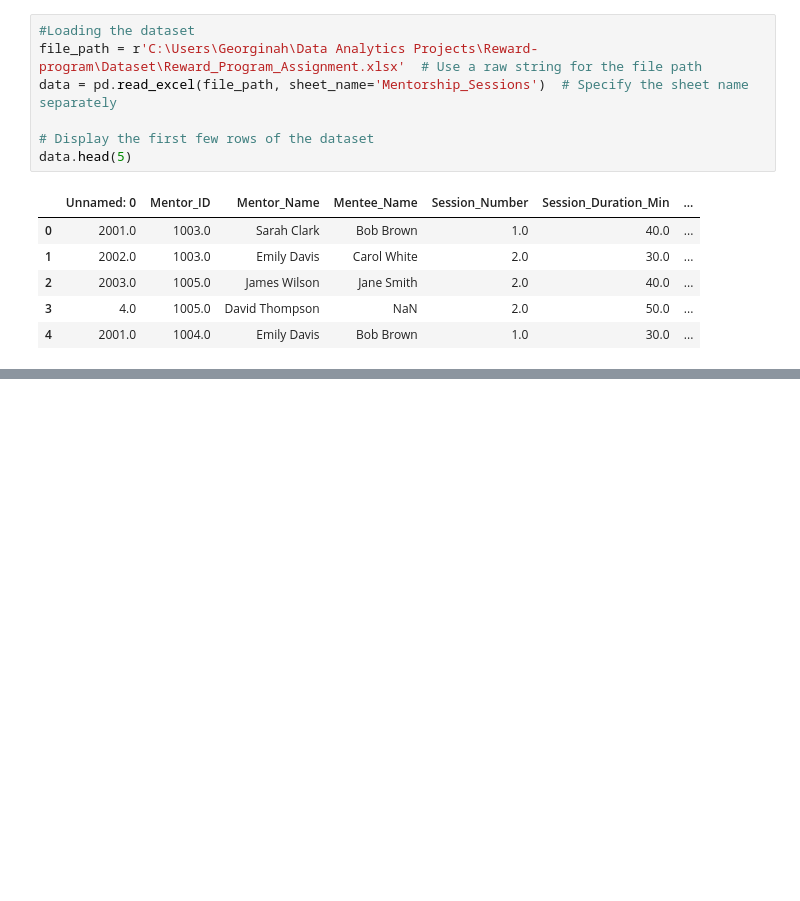
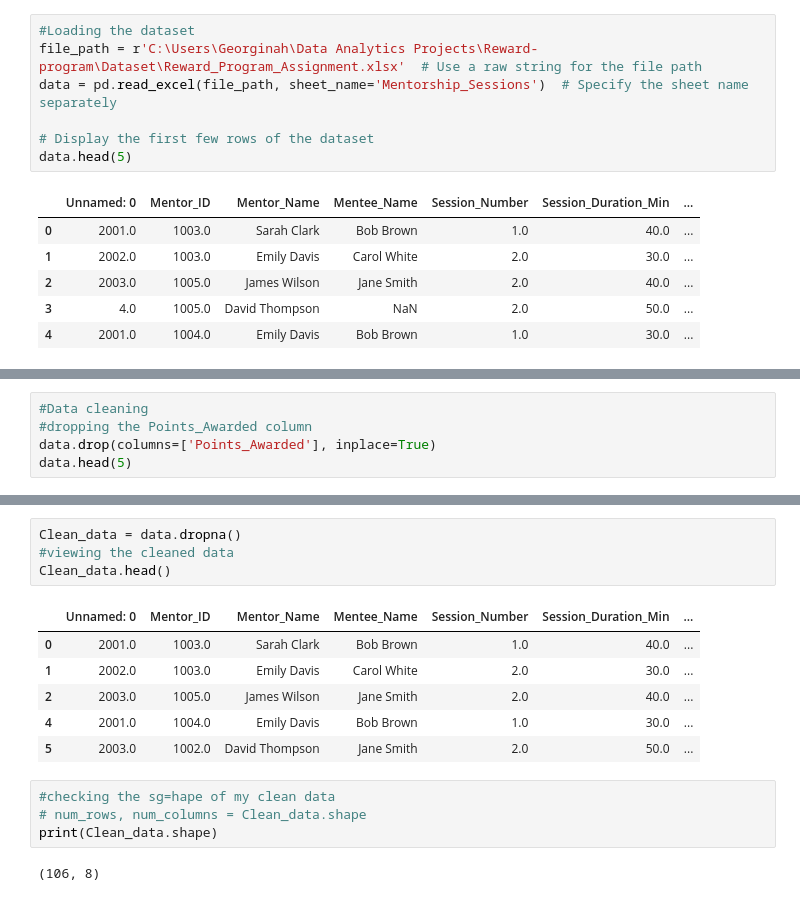
Before and after one commit to Georginahnjeri/Reward-program, a Jupyter notebook: reward.ipynb, the cells around one changed output, grey strips where cells are left out. Saved outputs shown, nothing was run; the diff lists cells and outputs as text; blank space fills up the shorter version.

```diff
--- a/reward.ipynb
+++ b/reward.ipynb
@@ -79,0 +112,5 @@ data.head(5)
+# %%
+#Data cleaning
+#dropping the Points_Awarded column
+data.drop(columns=['Points_Awarded'], inplace=True)
+data.head(5)
@@ -79,0 +124,17 @@ data.head(5)
+# %%
+Clean_data = data.dropna()
+#viewing the cleaned data
+Clean_data.head()
+# %% [output]
+|  | Unnamed: 0 | Mentor_ID | Mentor_Name | Mentee_Name | Session_Number | Session_Duration_Min | ... |
+| 0 | 2001.0 | 1003.0 | Sarah Clark | Bob Brown | 1.0 | 40.0 | ... |
+| 1 | 2002.0 | 1003.0 | Emily Davis | Carol White | 2.0 | 30.0 | ... |
+| 2 | 2003.0 | 1005.0 | James Wilson | Jane Smith | 2.0 | 40.0 | ... |
+| 4 | 2001.0 | 1004.0 | Emily Davis | Bob Brown | 1.0 | 30.0 | ... |
+| 5 | 2003.0 | 1002.0 | David Thompson | Jane Smith | 2.0 | 50.0 | ... |
+# %%
+#checking the sg=hape of my clean data
+# num_rows, num_columns = Clean_data.shape
+print(Clean_data.shape)
+# %% [output]
+(106, 8)
```
Also changed, not shown: parts of 23 cells of this notebook, 2 other files.
